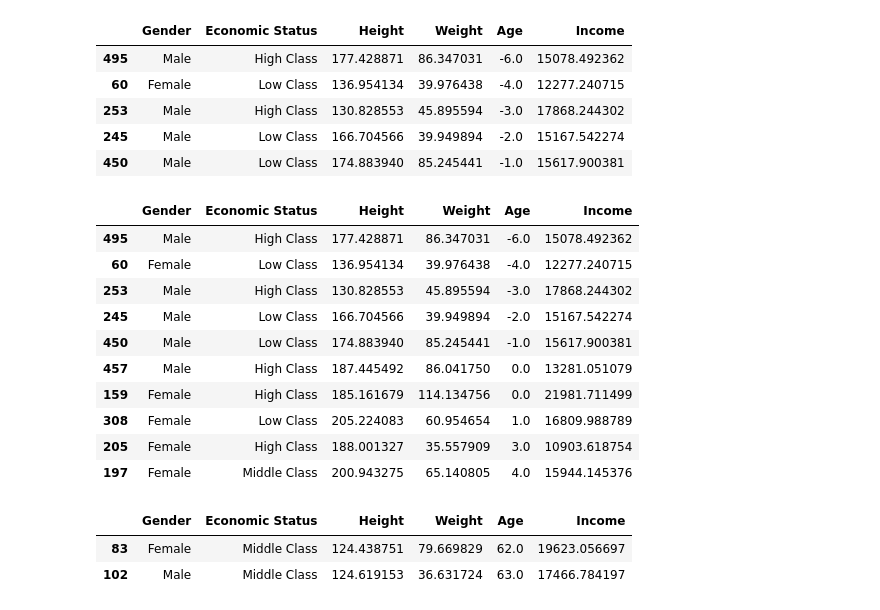
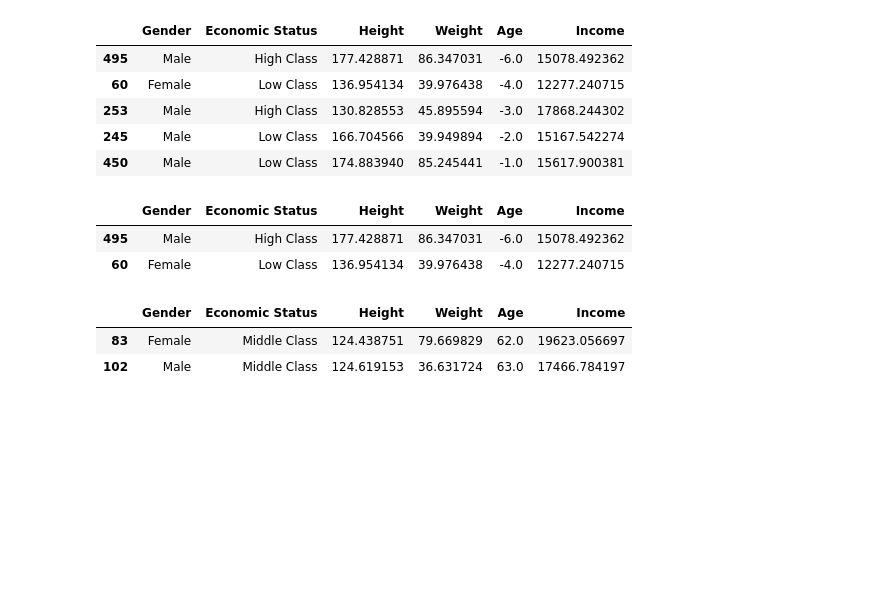
Before and after one commit to tomasvdh/python-ml-course, a Jupyter notebook: mynotebooks/T2 - 3 - Data Cleaning - Agrupación de datos.ipynb, the cells around one changed output. Saved outputs shown, nothing was run; the diff lists cells and outputs as text; code cells hidden in the pictures; blank space fills up the shorter version.

```diff
--- a/mynotebooks/T2 - 3 - Data Cleaning - Agrupación de datos.ipynb
+++ b/mynotebooks/T2 - 3 - Data Cleaning - Agrupación de datos.ipynb
@@ -384,19 +384,11 @@ data_sorted.head()
 # %%
 age_grouped = data_sorted.groupby("Gender")
 # %%
-age_grouped.head()
+age_grouped.head(1)
 # %% [output]
 |  | Gender | Economic Status | Height | Weight | Age | Income |
 | 495 | Male | High Class | 177.428871 | 86.347031 | -6.0 | 15078.492362 |
 | 60 | Female | Low Class | 136.954134 | 39.976438 | -4.0 | 12277.240715 |
-| 253 | Male | High Class | 130.828553 | 45.895594 | -3.0 | 17868.244302 |
-| 245 | Male | Low Class | 166.704566 | 39.949894 | -2.0 | 15167.542274 |
-| 450 | Male | Low Class | 174.883940 | 85.245441 | -1.0 | 15617.900381 |
-| 457 | Male | High Class | 187.445492 | 86.041750 | 0.0 | 13281.051079 |
-| 159 | Female | High Class | 185.161679 | 114.134756 | 0.0 | 21981.711499 |
-| 308 | Female | Low Class | 205.224083 | 60.954654 | 1.0 | 16809.988789 |
-| 205 | Female | High Class | 188.001327 | 35.557909 | 3.0 | 10903.618754 |
-| 197 | Female | Middle Class | 200.943275 | 65.140805 | 4.0 | 15944.145376 |
 # %%
 age_grouped.tail(1)
 # %% [output]
```
